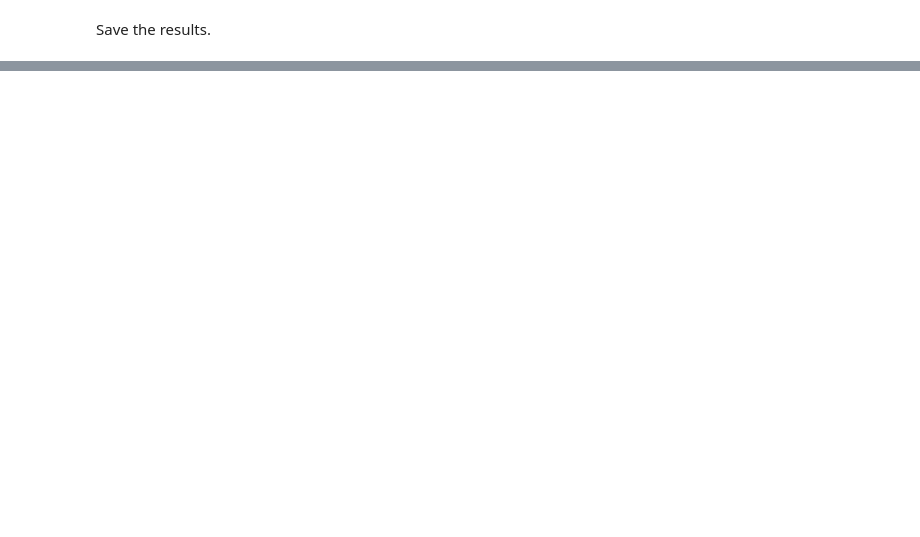
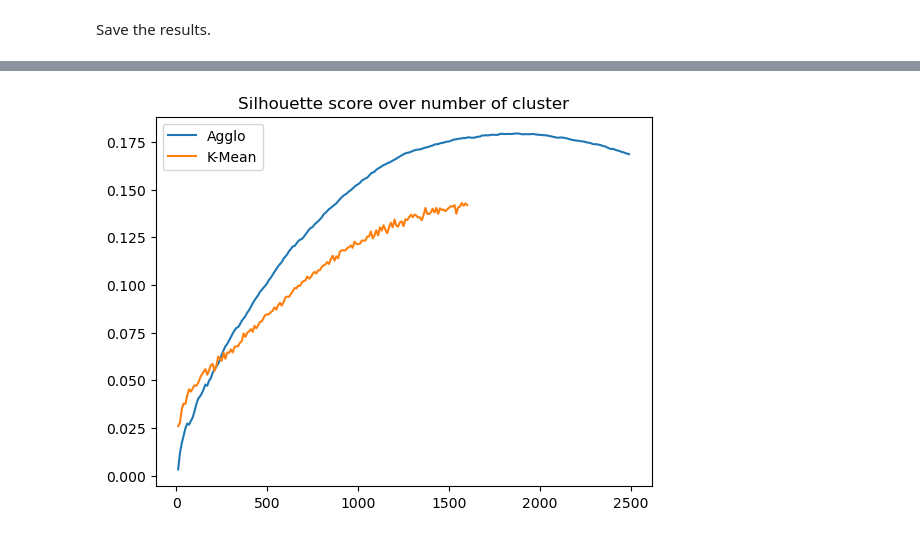
Before and after one commit to ancan203/BahnarOntologyMap, a Jupyter notebook: clustering_test.ipynb, the cells around one changed output, grey strips where cells are left out. Saved outputs shown, nothing was run; the diff lists cells and outputs as text; code cells hidden in the pictures; blank space fills up the shorter version.

```diff
--- a/clustering_test.ipynb
+++ b/clustering_test.ipynb
@@ -155,26 +115,0 @@ array([29, -1, 13, ..., 33, -1, -1])
-# %%
-import numpy as np
-
-# Assuming your cluster centers, points, and cluster assignments are named as follows:
-# cluster_centers: (103, 384)
-# points: (3804, 384)
-# cluster_assignments: (3804,)
-
-# Filter out points assigned to cluster -1
-valid_points_mask = (topics != -1)
-valid_points = docs_embeddings[valid_points_mask]
-valid_assignments = topics[valid_points_mask]
-# Calculate the distances for each valid point to its assigned cluster center
-distances = np.linalg.norm(valid_points - topic_embeddings[valid_assignments+1], axis=1)
-# Calculate the average distance for each cluster
-average_distances = np.zeros(len(topic_embeddings))
-count_per_cluster = np.zeros(len(topic_embeddings))
-for i in range(len(valid_assignments)):
-    cluster_idx = valid_assignments[i]
-    average_distances[cluster_idx] += distances[i]
-    count_per_cluster[cluster_idx] += 1
-# Avoid division by zero
-count_per_cluster[count_per_cluster == 0] = 1
-average_distances /= count_per_cluster
-# Print or use the average_distances array as needed
-print("Average distances for each cluster:", average_distances)
@@ -199,0 +411,10 @@ Average distances for each cluster: [4.19412008 3.56826156 3.41267929 3.62278051
+# %%
+import matplotlib.pyplot as plt
+
+plt.plot(range(10, 2500, 10), silhouette_for_each_try_agglo, label = "Agglo")
+plt.plot(range(10, 1610, 10), silhouette_for_each_try_kmeans, label = "K-Mean")
+plt.title("Silhouette score over number of cluster")
+plt.legend()
+plt.show()
+# %% [output]
+[figure, added]
```
Also changed, not shown: parts of 26 cells of this notebook, 2 other files.
